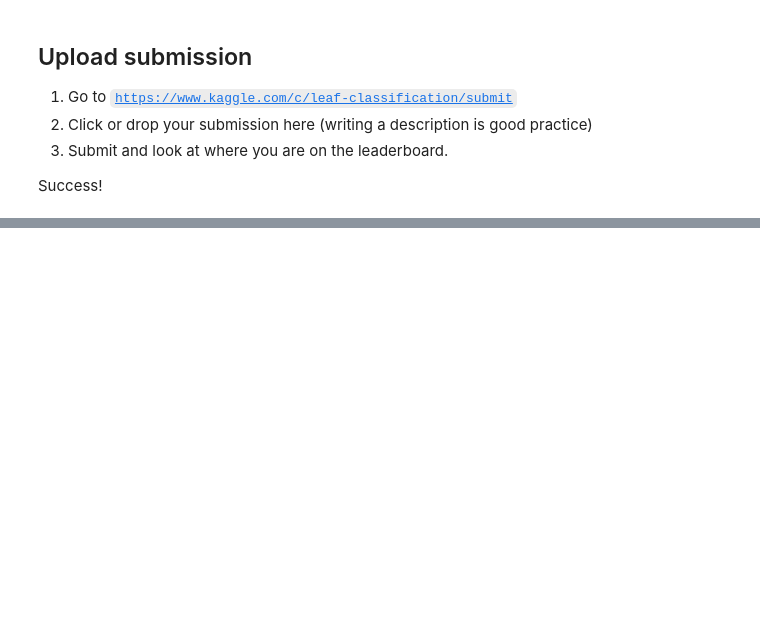
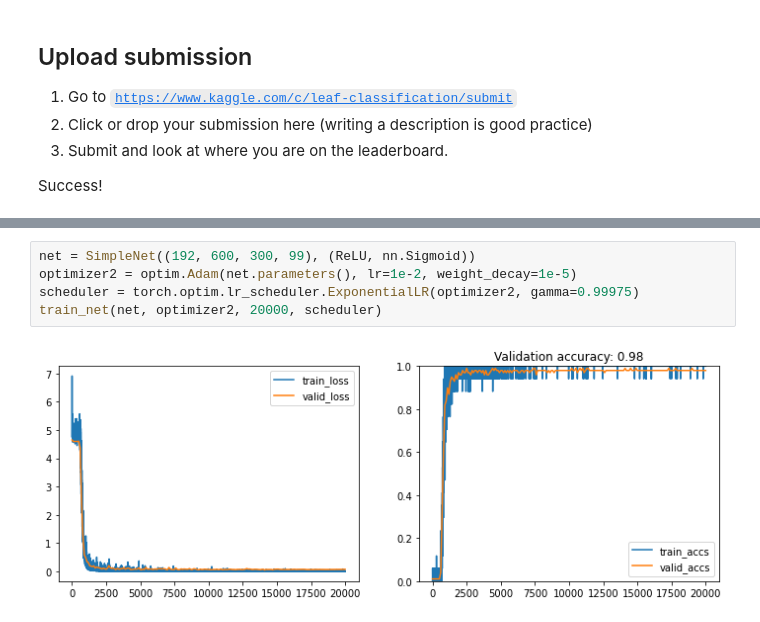
Before and after one commit to LaugeHermansen/02456-deep-learning-with-PyTorch, a Jupyter notebook: 6_Mini_Project/6.1-EXE-Kaggle-Leaf-Challenge.ipynb, the cells around one changed output, grey strips where cells are left out. Saved outputs shown, nothing was run; the diff lists cells and outputs as text; blank space fills up the shorter version.

```diff
--- a/6_Mini_Project/6.1-EXE-Kaggle-Leaf-Challenge.ipynb
+++ b/6_Mini_Project/6.1-EXE-Kaggle-Leaf-Challenge.ipynb
@@ -1064,0 +966,7 @@ for i, batch_train in enumerate(batch_gen.gen_train()):
+# %%
+net = SimpleNet((192, 600, 300, 99), (ReLU, nn.Sigmoid))
+optimizer2 = optim.Adam(net.parameters(), lr=1e-2, weight_decay=1e-5)
+scheduler = torch.optim.lr_scheduler.ExponentialLR(optimizer2, gamma=0.99975)
+train_net(net, optimizer2, 20000, scheduler)
+# %% [output]
+[figure, added]
```
Also changed, not shown: parts of 6 cells of this notebook.
